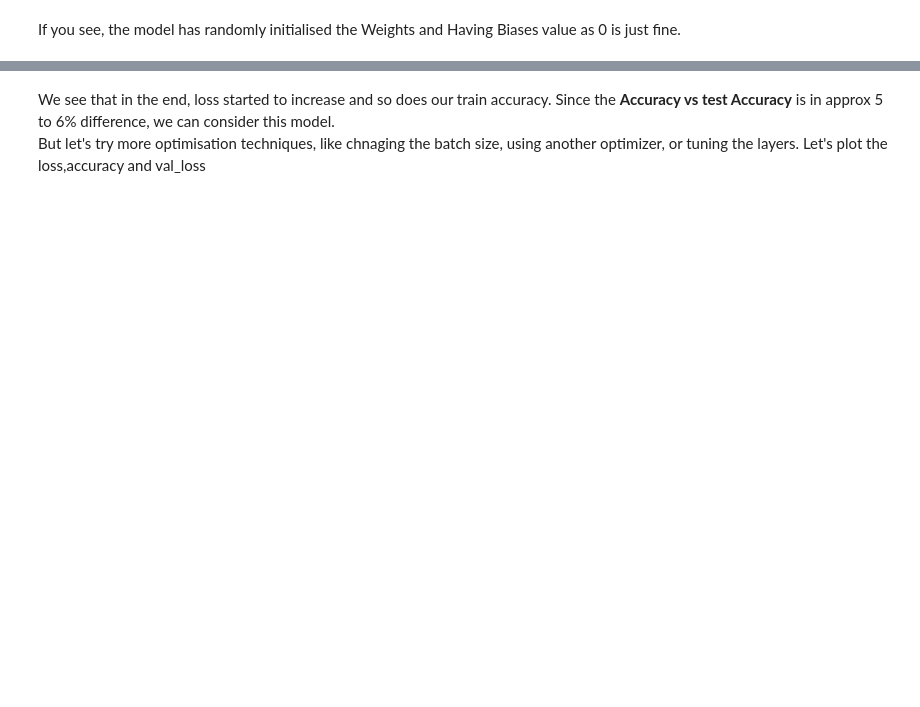
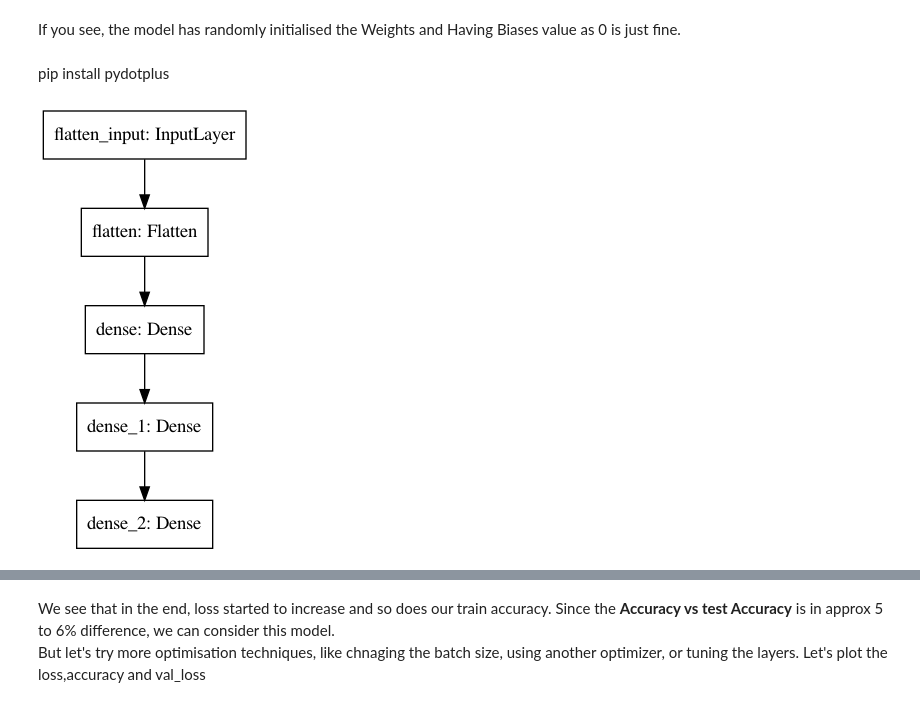
Before and after one commit to mishra-atul5001/Data-Science-and-ML-insights-Projects, a Jupyter notebook: Fashion MNIST with Keras.ipynb, the cells around one changed output, grey strips where cells are left out. Drawn from its saved outputs; the diff is of its cells as text; code cells hidden in the pictures; blank space fills up the shorter version.

Commit message:
Fashion MNIST with Keras
Introduction to Image Recognition using Sequential Model with some Hyperparameter Tuning.

```diff
--- a/Fashion MNIST with Keras.ipynb
+++ b/Fashion MNIST with Keras.ipynb
@@ -176,6 +176,15 @@ Hidden Layer 1 Weights Shape:  (784, 300)
 Hidden Layer 1 Biases:Shape  (300,)
 # %% [markdown]
 If you see, the model has randomly initialised the Weights and Having Biases value as 0 is just fine.
+# %% [markdown]
+pip install pydotplus
+# %%
+import pydot
+import graphviz
+import pydotplus
+keras.utils.plot_model(model_1)
+# %% [output]
+[figure, added]
 # %%
 # Let's compile the Model
 model_1.compile(loss = 'sparse_categorical_crossentropy',optimizer = 'sgd',metrics = ['accuracy'])
```
Also changed, not shown: parts of 14 cells of this notebook.
